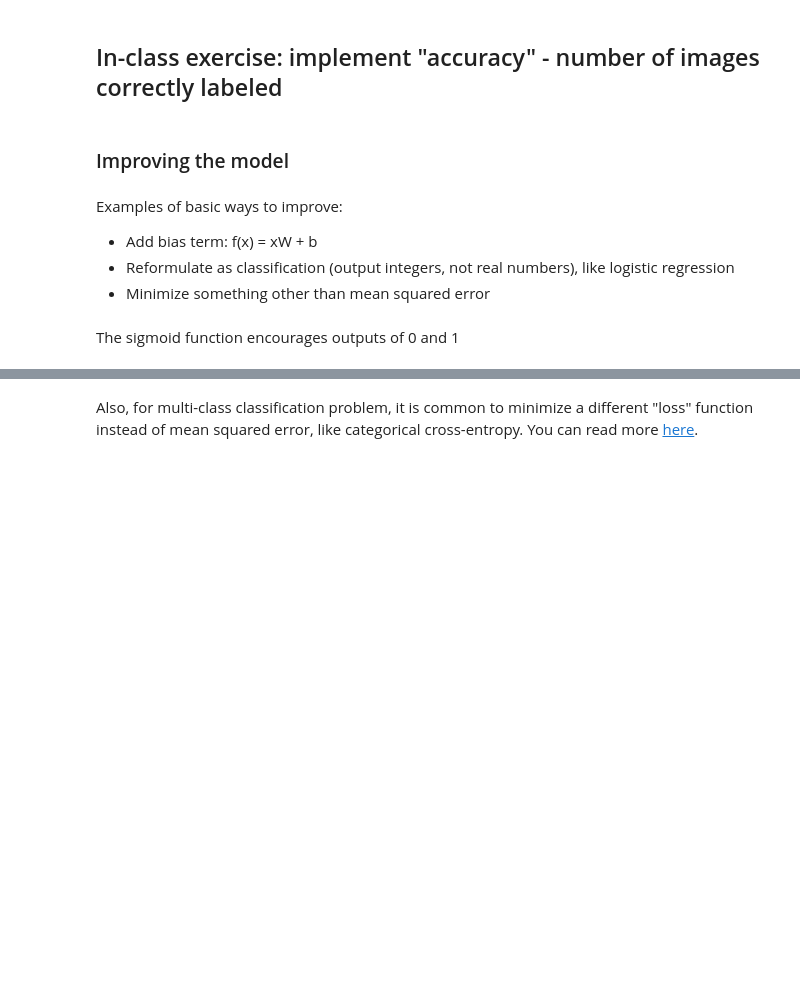
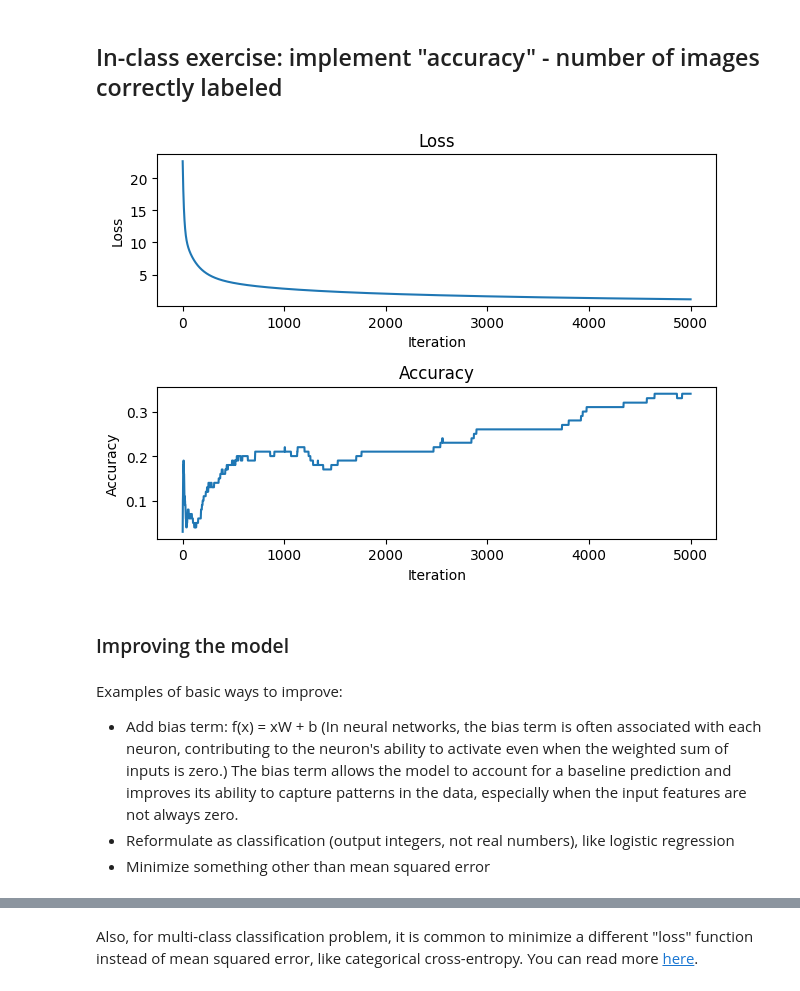
Before and after one commit to JaredKeithAveritt/AI_methods_in_advanced_materials_research, a Jupyter notebook: Week_3/01_introduction_mlp.ipynb, the cells around one changed output, grey strips where cells are left out. Drawn from its saved outputs; the diff is of its cells as text; code cells hidden in the pictures; blank space fills up the shorter version.

```diff
--- a/Week_3/01_introduction_mlp.ipynb
+++ b/Week_3/01_introduction_mlp.ipynb
@@ -150,9 +294,46 @@ for i in range(10):
+# %%
+# can plot this definition of accuracy here to check that it looks reasonable
+
+# Randomly initialize W
+W = .01 * numpy.random.rand(num_features,1)
+
+# now iterate num_iters times, with the step size defined by learning_rate
+losses = numpy.zeros(num_iters,)
+accuracies = numpy.zeros(num_iters,)
+
+for i in range(0, num_iters):
+    # all the magic here
+    W = learn(x_train_batch, y_train_batch, W, learning_rate)
+    losses[i] = evaluate(W, x_train_batch, y_train_batch)
+    accuracies[i] = evaluate_accuracy(W, x_train_batch, y_train_batch)
+# %%
+plt.figure()
+
+# Plot for losses
+plt.subplot(2, 1, 1)
+plt.plot(losses)
+plt.title('Loss')
+plt.xlabel('Iteration')
+plt.ylabel('Loss')
+
+# Plot for accuracies
+plt.subplot(2, 1, 2)
+plt.plot(accuracies)
+plt.title('Accuracy')
+plt.xlabel('Iteration')
+plt.ylabel('Accuracy')
+
+# Adjust layout to prevent overlapping titles and labels
+plt.tight_layout()
+
+# Show the plots
+plt.show()
+# %% [output]
+[figure, added]
 # %% [markdown]
 ### Improving the model
 # %% [markdown]
 Examples of basic ways to improve:
-- Add bias term: f(x) = xW + b
+- Add bias term: f(x) = xW + b (In neural networks, the bias term is often associated with each neuron, contributing to the neuron's ability to activate even when the weighted sum of inputs is zero.) The bias term allows the model to account for a baseline prediction and improves its ability to capture patterns in the data, especially when the input features are not always zero.
 - Reformulate as classification (output integers, not real numbers), like logistic regression
 - Minimize something other than mean squared error
-# %% [markdown]
-The sigmoid function encourages outputs of 0 and 1
```
Also changed, not shown: parts of 40 cells of this notebook.
